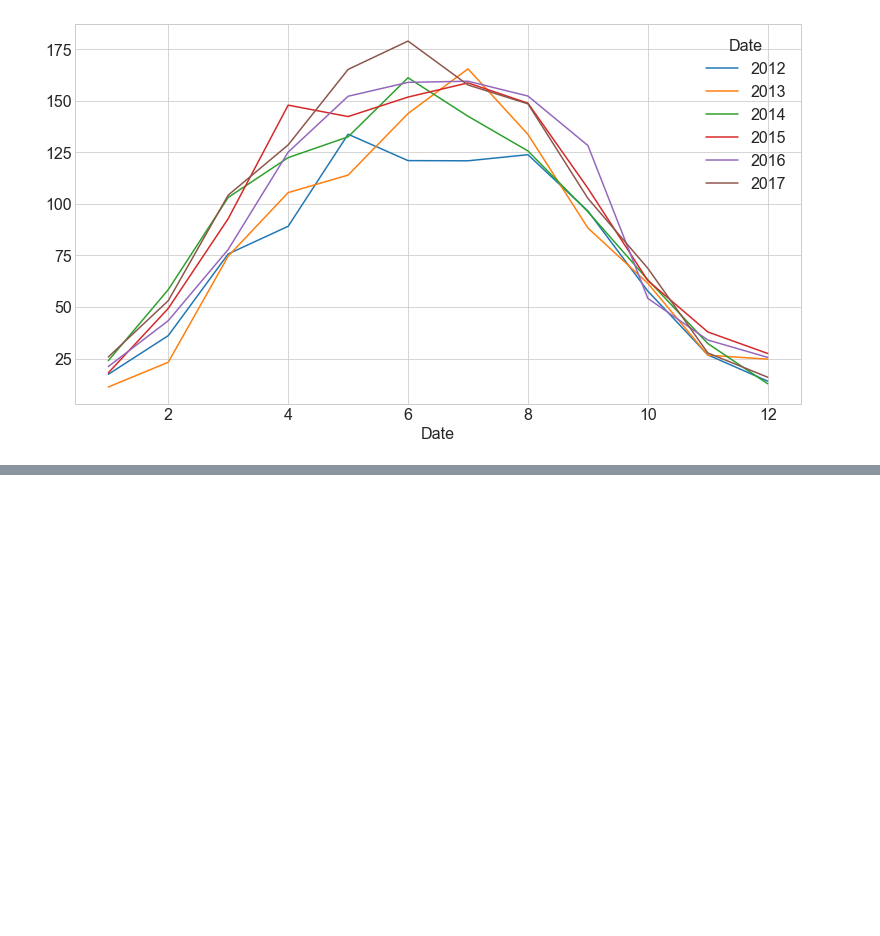
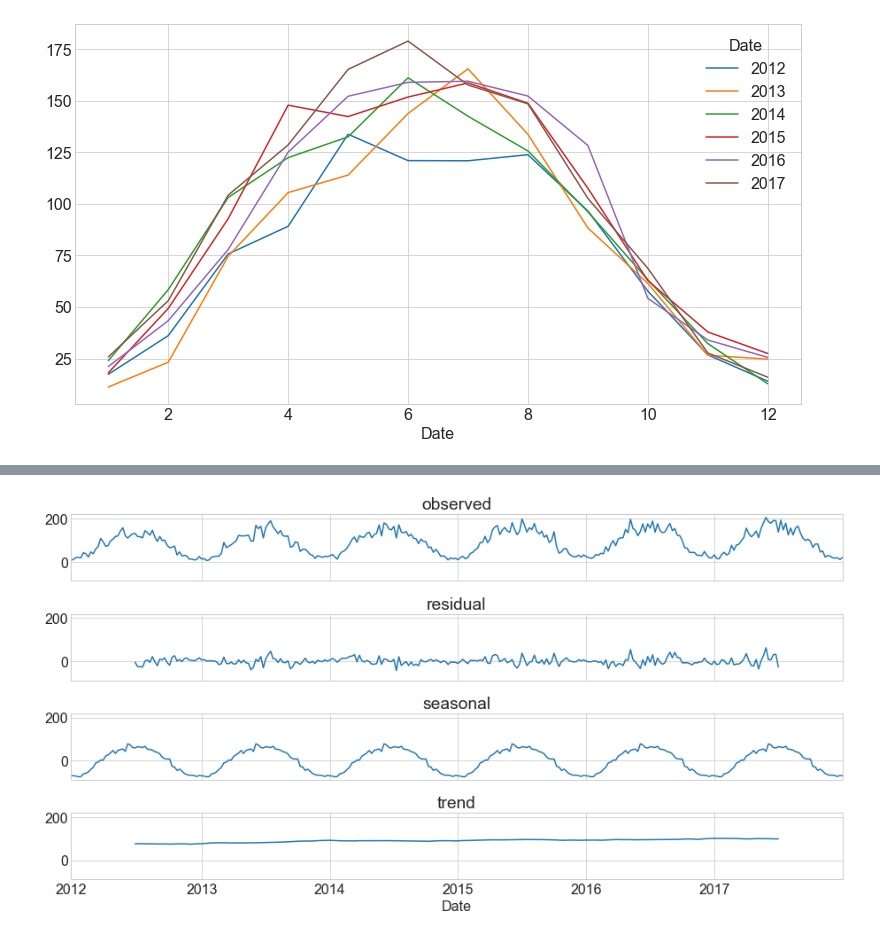
Before and after one commit to SLawsonWoods/time_series_exercises_1, a Jupyter notebook: time_series_exploration.ipynb, the cells around one changed output, grey strips where cells are left out. Cells and saved outputs as stored; diff of their text form; code cells hidden in the pictures; blank space fills up the shorter version.

```diff
--- a/time_series_exploration.ipynb
+++ b/time_series_exploration.ipynb
@@ -398,0 +458,7 @@ s.groupby([s.index.year, s.index.month]).mean().unstack(0).plot()
+# %%
+fig, axs = plt.subplots(4, 1, sharex=True, sharey=True)
+for ax, (col, x) in zip(axs, result.iteritems()):
+    x.plot(ax=ax, title=col)
+fig.tight_layout()
+# %% [output]
+[figure, added]
```
Also changed, not shown: parts of 10 cells of this notebook, 4 other files.
